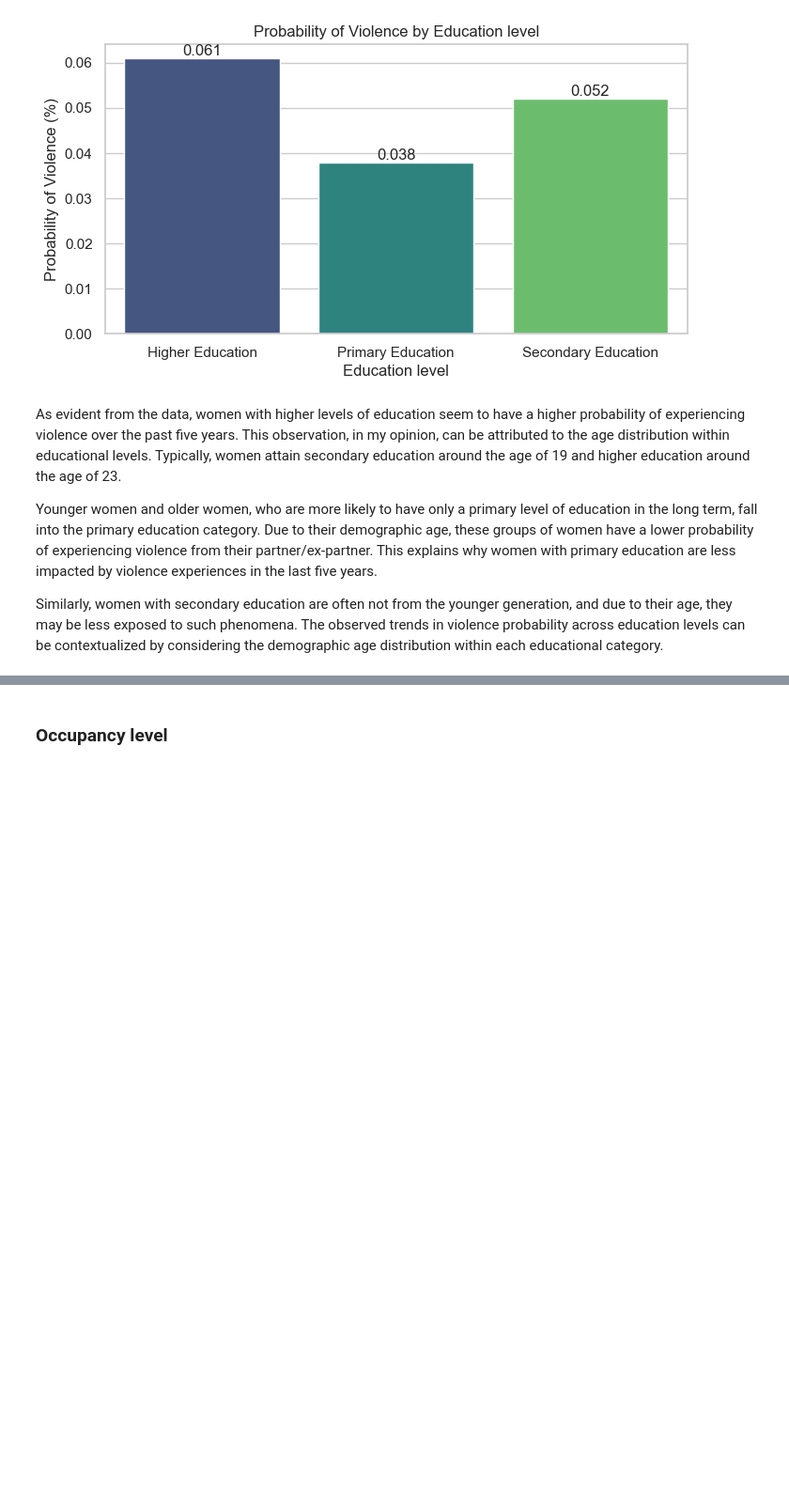
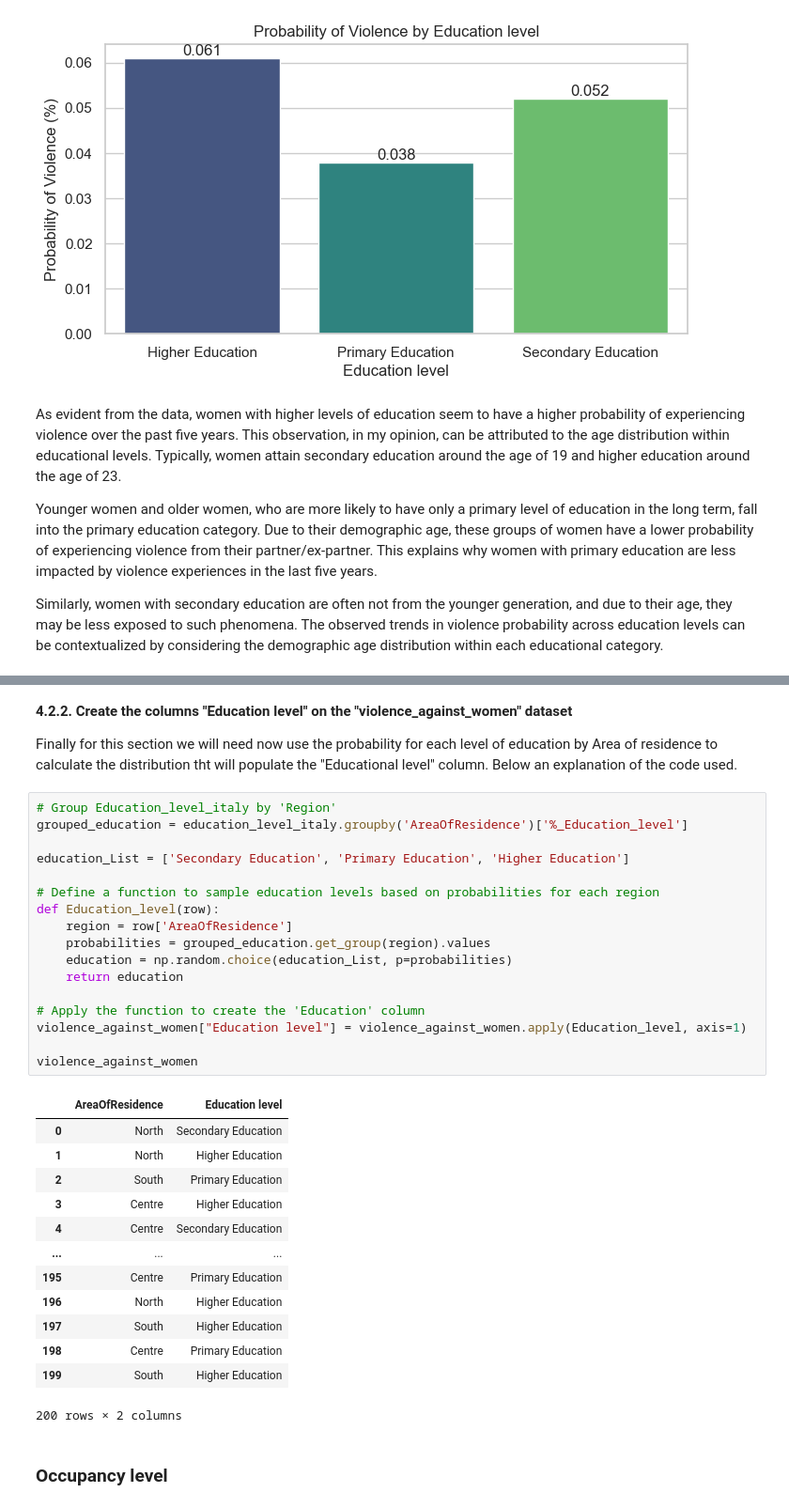
Before and after one commit to Cecilia8989/PfDA_Assignement, a Jupyter notebook: PfDA_Project_1.ipynb, the cells around one changed output, grey strips where cells are left out. Shown at 94% size. Cells and saved outputs as stored; diff of their text form; blank space fills up the shorter version.

```diff
--- a/PfDA_Project_1.ipynb
+++ b/PfDA_Project_1.ipynb
@@ -718,3 +730,38 @@ KeyError: 'Territory'
+# %% [markdown]
+**4.2.2. Create the columns "Education level" on the "violence_against_women" dataset**
+
+Finally for this section we will need now use the probability for each level of education by Area of residence to calculate the distribution tht will populate the "Educational level" column. Below an explanation of the code used.
+# %%
+# Group Education_level_italy by 'Region'
+grouped_education = education_level_italy.groupby('AreaOfResidence')['%_Education_level']
+
+education_List = ['Secondary Education', 'Primary Education', 'Higher Education']
+
+# Define a function to sample education levels based on probabilities for each region
+def Education_level(row):
+    region = row['AreaOfResidence']
+    probabilities = grouped_education.get_group(region).values
+    education = np.random.choice(education_List, p=probabilities)
+    return education
+
+# Apply the function to create the 'Education' column
+violence_against_women["Education level"] = violence_against_women.apply(Education_level, axis=1)
+
+violence_against_women
+# %% [output]
+|  | AreaOfResidence | Education level |
+| 0 | North | Secondary Education |
+| 1 | North | Higher Education |
+| 2 | South | Primary Education |
+| 3 | Centre | Higher Education |
+| 4 | Centre | Secondary Education |
+| ... | ... | ... |
+| 195 | Centre | Primary Education |
+| 196 | North | Higher Education |
+| 197 | South | Higher Education |
+| 198 | Centre | Primary Education |
+| 199 | South | Higher Education |
+200 rows × 2 columns
 # %% [markdown]
 ### Occupancy level
 # %% [markdown]
```
Also changed, not shown: parts of 61 cells of this notebook.
